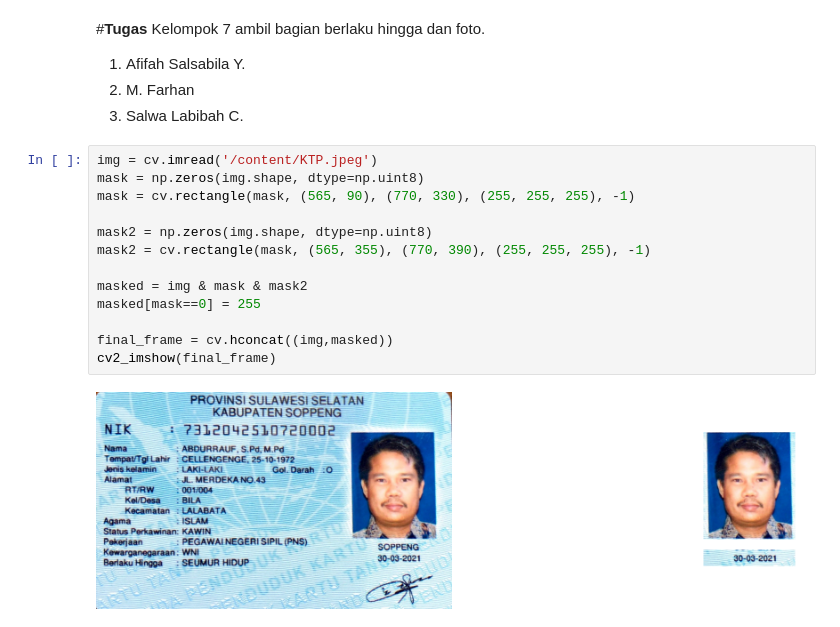
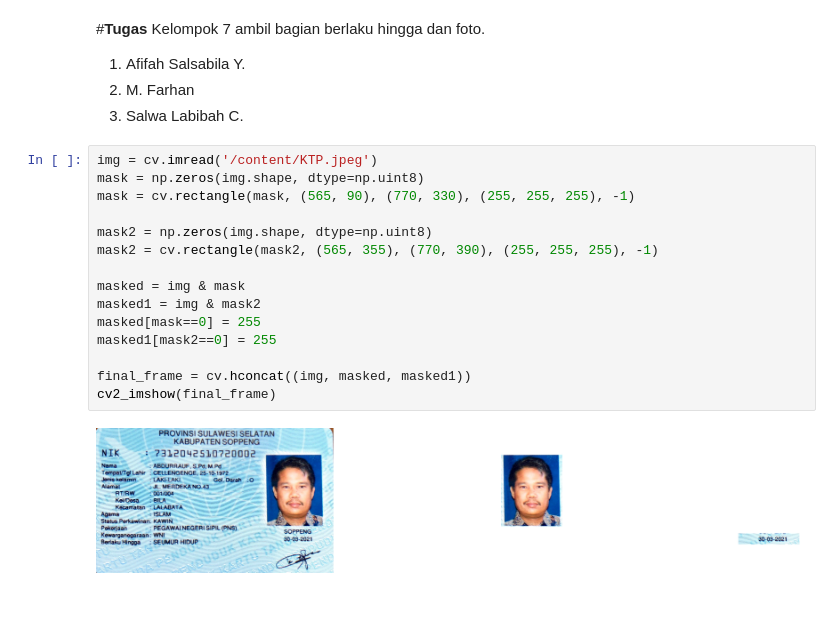
Before and after one commit to Salwalabibah/PCVK_Genap_2023, a Jupyter notebook: week5.ipynb, the cells around one changed output. Cells and saved outputs as stored; diff of their text form; blank space fills up the shorter version.

```diff
--- a/week5.ipynb
+++ b/week5.ipynb
@@ -178,15 +178,17 @@ Kelompok 7 ambil bagian berlaku hingga dan foto.
 # %%
 img = cv.imread('/content/KTP.jpeg')
 mask = np.zeros(img.shape, dtype=np.uint8)
 mask = cv.rectangle(mask, (565, 90), (770, 330), (255, 255, 255), -1)
 
 mask2 = np.zeros(img.shape, dtype=np.uint8)
-mask2 = cv.rectangle(mask, (565, 355), (770, 390), (255, 255, 255), -1)
+mask2 = cv.rectangle(mask2, (565, 355), (770, 390), (255, 255, 255), -1)
 
-masked = img & mask & mask2
+masked = img & mask
+masked1 = img & mask2
 masked[mask==0] = 255
+masked1[mask2==0] = 255
 
-final_frame = cv.hconcat((img,masked))
+final_frame = cv.hconcat((img, masked, masked1))
 cv2_imshow(final_frame)
 # %% [output]
-[figure, old version]
+[figure, new version]
```
